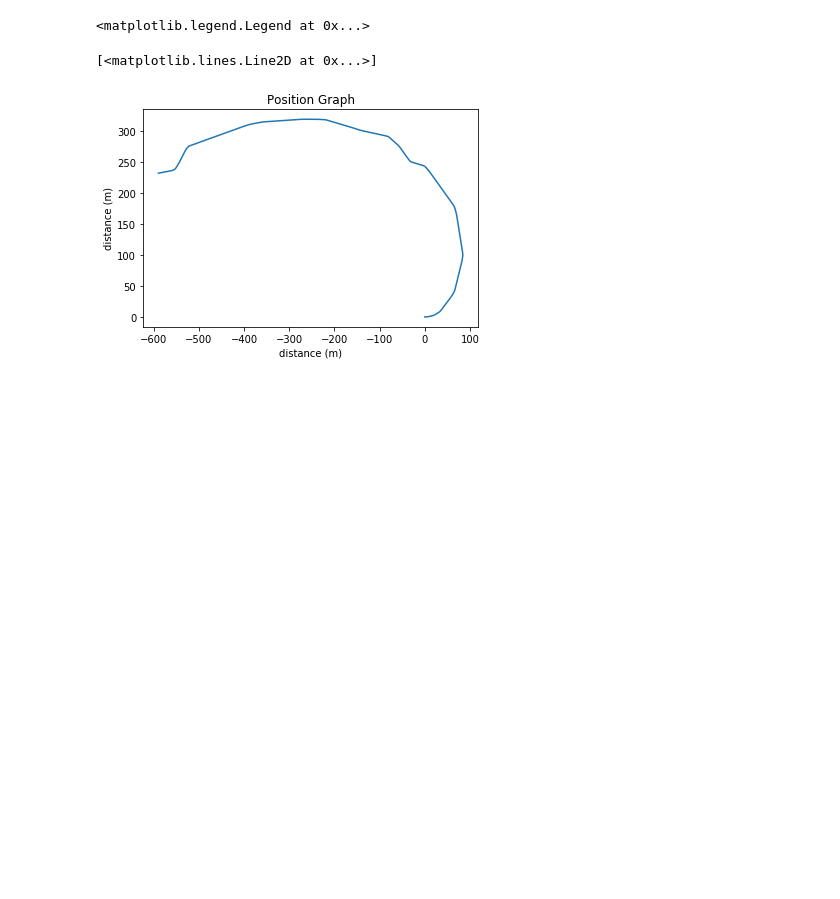
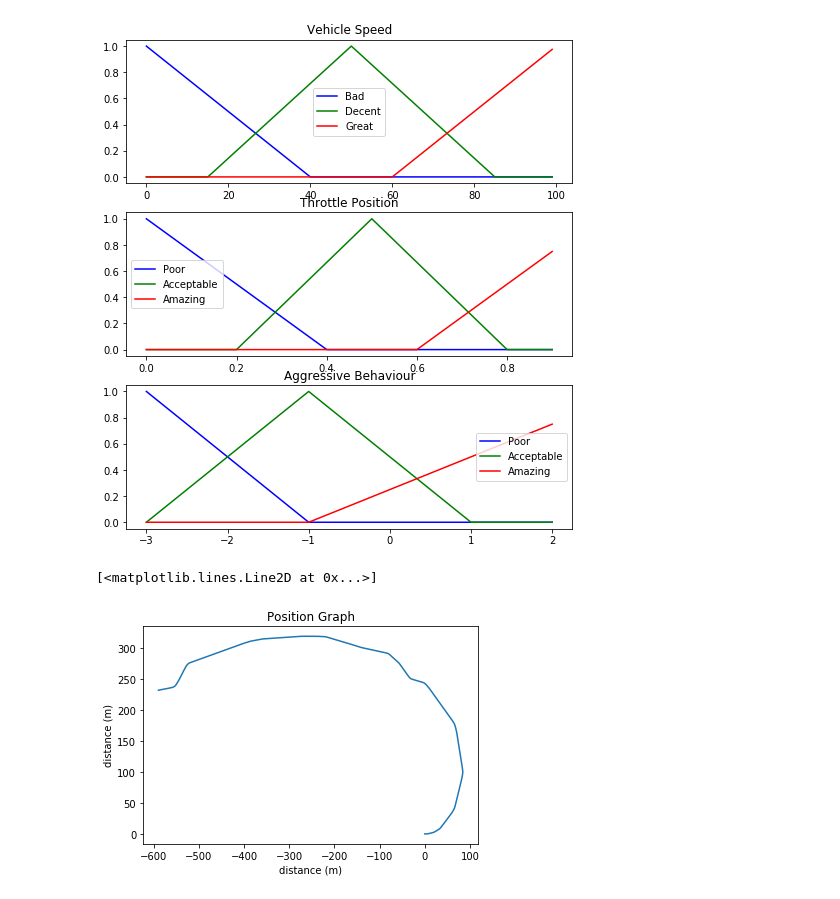
Before and after one commit to trentlavoie/fydp, a Jupyter notebook: notebooks/rec/preprocess_simulation_data.ipynb, the cells around one changed output. Cells and saved outputs as stored; diff of their text form; code cells hidden in the pictures; blank space fills up the shorter version.

```diff
--- a/notebooks/rec/preprocess_simulation_data.ipynb
+++ b/notebooks/rec/preprocess_simulation_data.ipynb
@@ -37,35 +37,53 @@ data['abs_steering'] = data.rel_steering.cumsum()
 data['rel_x'] = np.cos(np.deg2rad(data.abs_steering)) * data.distance
 data['rel_y'] = np.sin(np.deg2rad(data.abs_steering)) * data.distance
 data['abs_x'] = data.rel_x.cumsum()
 data['abs_y'] = data.rel_y.cumsum()
 
 x_velocity = np.arange(0, 100, 1)
 x_throttle = np.arange(0, 1, 0.1)
+x_aggressiveness  = np.arange(-3, 3, 1)
 
 # Generate fuzzy membership functions
 vel_lo = fuzz.trimf(x_velocity, [0, 0, 40])
 vel_md = fuzz.trimf(x_velocity, [15, 50, 85])
 vel_hi = fuzz.trimf(x_velocity, [60, 100, 100])
-throttle_lo = fuzz.trimf(x_throttle, [0, 0, 0.5])
+throttle_lo = fuzz.trimf(x_throttle, [0, 0, 0.4])
 throttle_md = fuzz.trimf(x_throttle, [0.2, 0.5, 0.8])
 throttle_hi = fuzz.trimf(x_throttle, [0.6, 1.0, 1.0])
+aggressive_lo = fuzz.trimf(x_aggressiveness, [-3, -3, -1])
+aggressive_md = fuzz.trimf(x_aggressiveness, [-3, -1, 1])
+aggressive_hi = fuzz.trimf(x_aggressiveness, [-1, 3, 3])
 
 # Visualize these universes and membership functions
 fig, (ax0, ax1, ax2) = plt.subplots(nrows=3, figsize=(8, 9))
 
 ax0.plot(x_velocity, vel_lo, 'b', linewidth=1.5, label='Bad')
 ax0.plot(x_velocity, vel_md, 'g', linewidth=1.5, label='Decent')
 ax0.plot(x_velocity, vel_hi, 'r', linewidth=1.5, label='Great')
 ax0.set_title('Vehicle Speed')
 ax0.legend()
 
 ax1.plot(x_throttle, throttle_lo, 'b', linewidth=1.5, label='Poor')
 ax1.plot(x_throttle, throttle_md, 'g', linewidth=1.5, label='Acceptable')
 ax1.plot(x_throttle, throttle_hi, 'r', linewidth=1.5, label='Amazing')
 ax1.set_title('Throttle Position')
 ax1.legend()
+
+ax2.plot(x_aggressiveness, aggressive_lo, 'b', linewidth=1.5, label='Poor')
+ax2.plot(x_aggressiveness, aggressive_md, 'g', linewidth=1.5, label='Acceptable')
+ax2.plot(x_aggressiveness, aggressive_hi, 'r', linewidth=1.5, label='Amazing')
+ax2.set_title('Aggressive Behaviour')
+ax2.legend()
+
+vel_level_lo = fuzz.interp_membership(x_velocity, vel_lo, 70)
+vel_level_md = fuzz.interp_membership(x_velocity, vel_md, 70)
+vel_level_hi = fuzz.interp_membership(x_velocity, vel_hi, 70)
+
+throttle_level_lo = fuzz.interp_membership(x_throttle, throttle_lo, 0.8)
+throttle_level_md = fuzz.interp_membership(x_throttle, throttle_md, 0.8)
+throttle_level_hi = fuzz.interp_membership(x_throttle, throttle_hi, 0.8)
 # %% [output]
-<matplotlib.legend.Legend at 0x...>
+[figure, added]
 # %%
 # OPTIONAL: Output processed csv file
 
```
